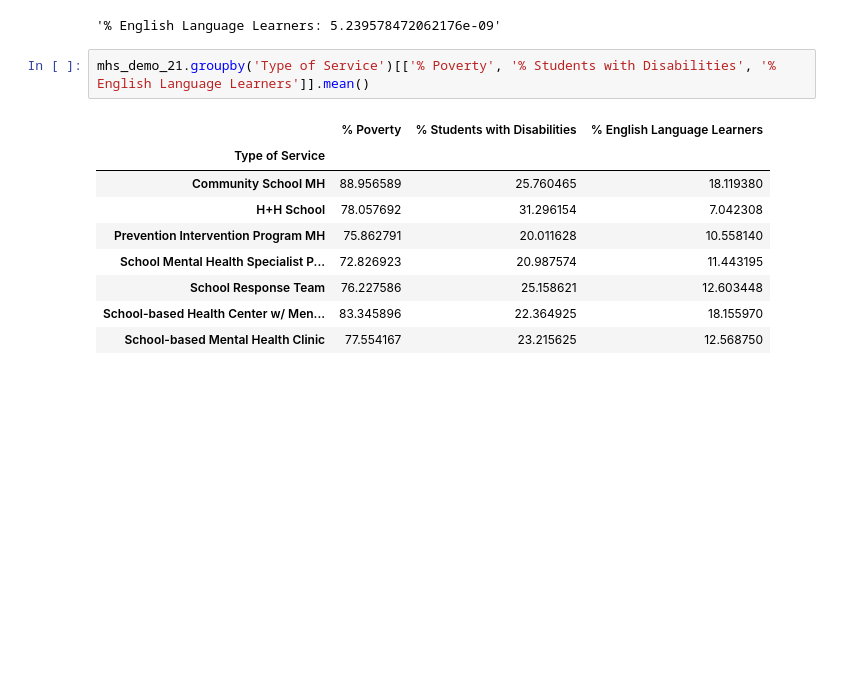
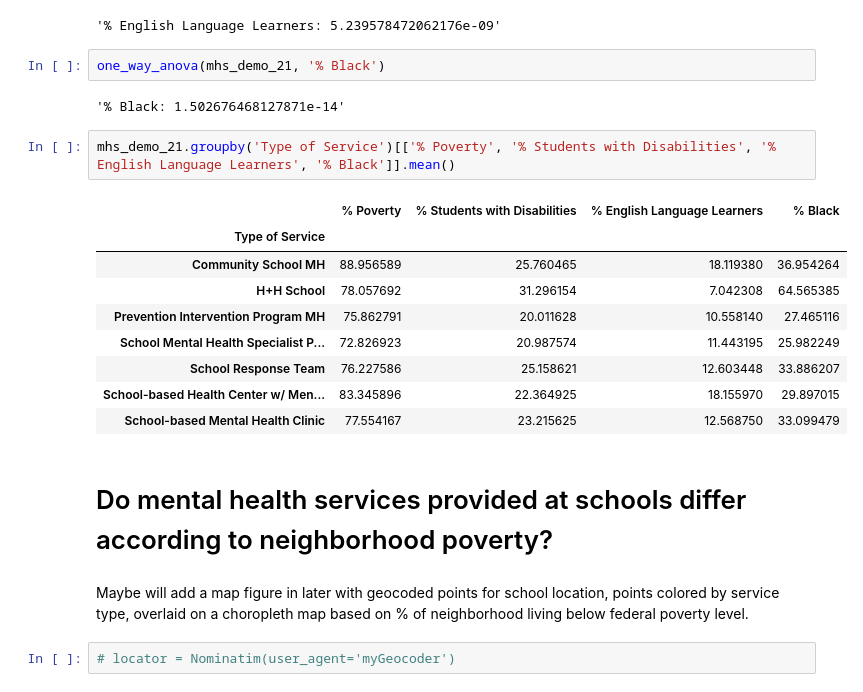
Before and after one commit to desmondbera/team-81, a Jupyter notebook: cleaning_notebooks/paul_notebooks/EDA_round_1.ipynb, the cells around one changed output. Saved outputs shown, nothing was run; the diff lists cells and outputs as text; blank space fills up the shorter version.

```diff
--- a/cleaning_notebooks/paul_notebooks/EDA_round_1.ipynb
+++ b/cleaning_notebooks/paul_notebooks/EDA_round_1.ipynb
@@ -166,15 +172,25 @@ one_way_anova(mhs_demo_21, '% Students with Disabilities')
 one_way_anova(mhs_demo_21, '% English Language Learners')
 # %% [output]
 '% English Language Learners: 5.239578472062176e-09'
+# %%
+one_way_anova(mhs_demo_21, '% Black')
+# %% [output]
+'% Black: 1.502676468127871e-14'
 # %%
-mhs_demo_21.groupby('Type of Service')[['% Poverty', '% Students with Disabilities', '% English Language Learners']].mean()
+mhs_demo_21.groupby('Type of Service')[['% Poverty', '% Students with Disabilities', '% English Language Learners', '% Black']].mean()
 # %% [output]
-|  | % Poverty | % Students with Disabilities | % English Language Learners |
-| Type of Service |  |  |  |
-| Community School MH | 88.956589 | 25.760465 | 18.119380 |
-| H+H School | 78.057692 | 31.296154 | 7.042308 |
-| Prevention Intervention Program MH | 75.862791 | 20.011628 | 10.558140 |
-| School Mental Health Specialist P... | 72.826923 | 20.987574 | 11.443195 |
-| School Response Team | 76.227586 | 25.158621 | 12.603448 |
-| School-based Health Center w/ Men... | 83.345896 | 22.364925 | 18.155970 |
-| School-based Mental Health Clinic | 77.554167 | 23.215625 | 12.568750 |
+|  | % Poverty | % Students with Disabilities | % English Language Learners | % Black |
+| Type of Service |  |  |  |  |
+| Community School MH | 88.956589 | 25.760465 | 18.119380 | 36.954264 |
+| H+H School | 78.057692 | 31.296154 | 7.042308 | 64.565385 |
+| Prevention Intervention Program MH | 75.862791 | 20.011628 | 10.558140 | 27.465116 |
+| School Mental Health Specialist P... | 72.826923 | 20.987574 | 11.443195 | 25.982249 |
+| School Response Team | 76.227586 | 25.158621 | 12.603448 | 33.886207 |
+| School-based Health Center w/ Men... | 83.345896 | 22.364925 | 18.155970 | 29.897015 |
+| School-based Mental Health Clinic | 77.554167 | 23.215625 | 12.568750 | 33.099479 |
+# %% [markdown]
+# Do mental health services provided at schools differ according to neighborhood poverty?
+# %% [markdown]
+Maybe will add a map figure in later with geocoded points for school location, points colored by service type, overlaid on a choropleth map based on % of neighborhood living below federal poverty level.
+# %%
+# locator = Nominatim(user_agent='myGeocoder')
```
Also changed, not shown: parts of 17 cells of this notebook, 1 other file.
